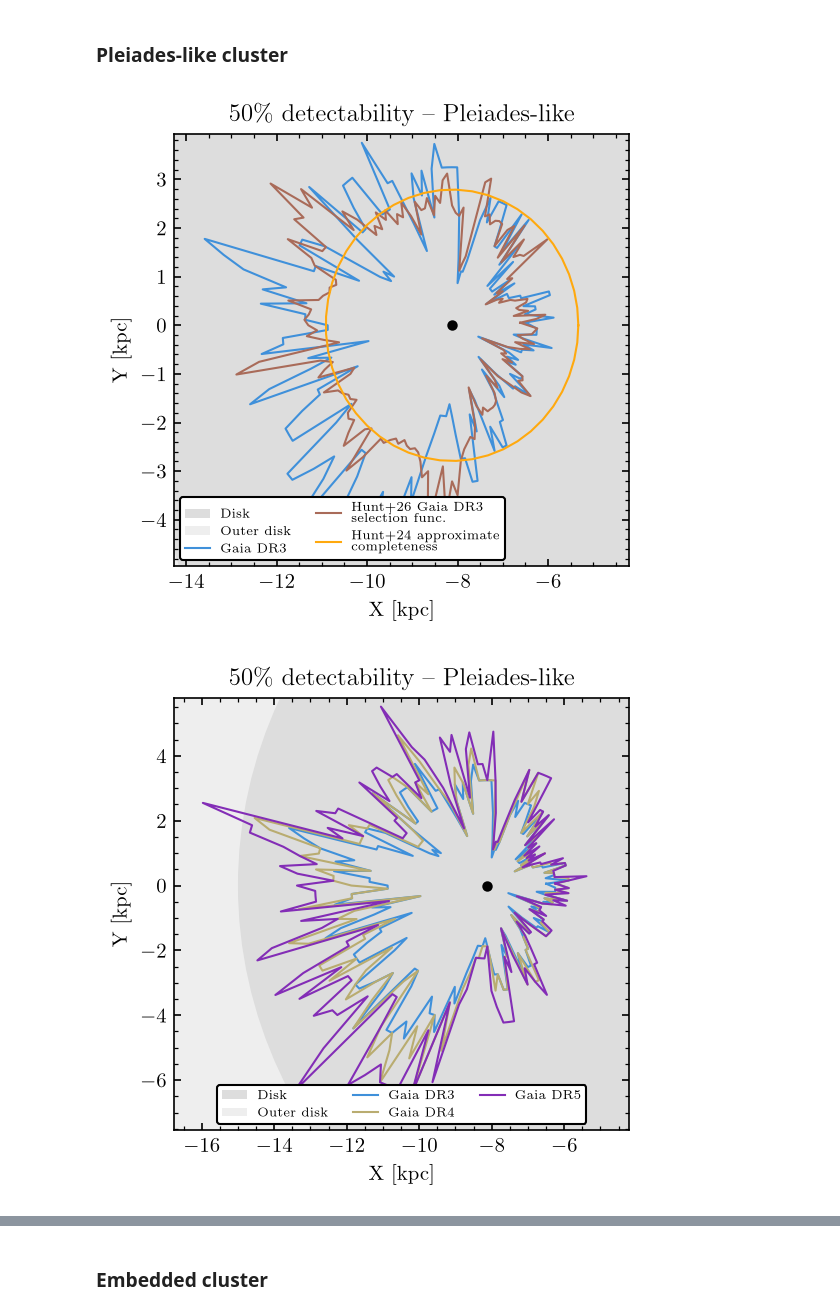
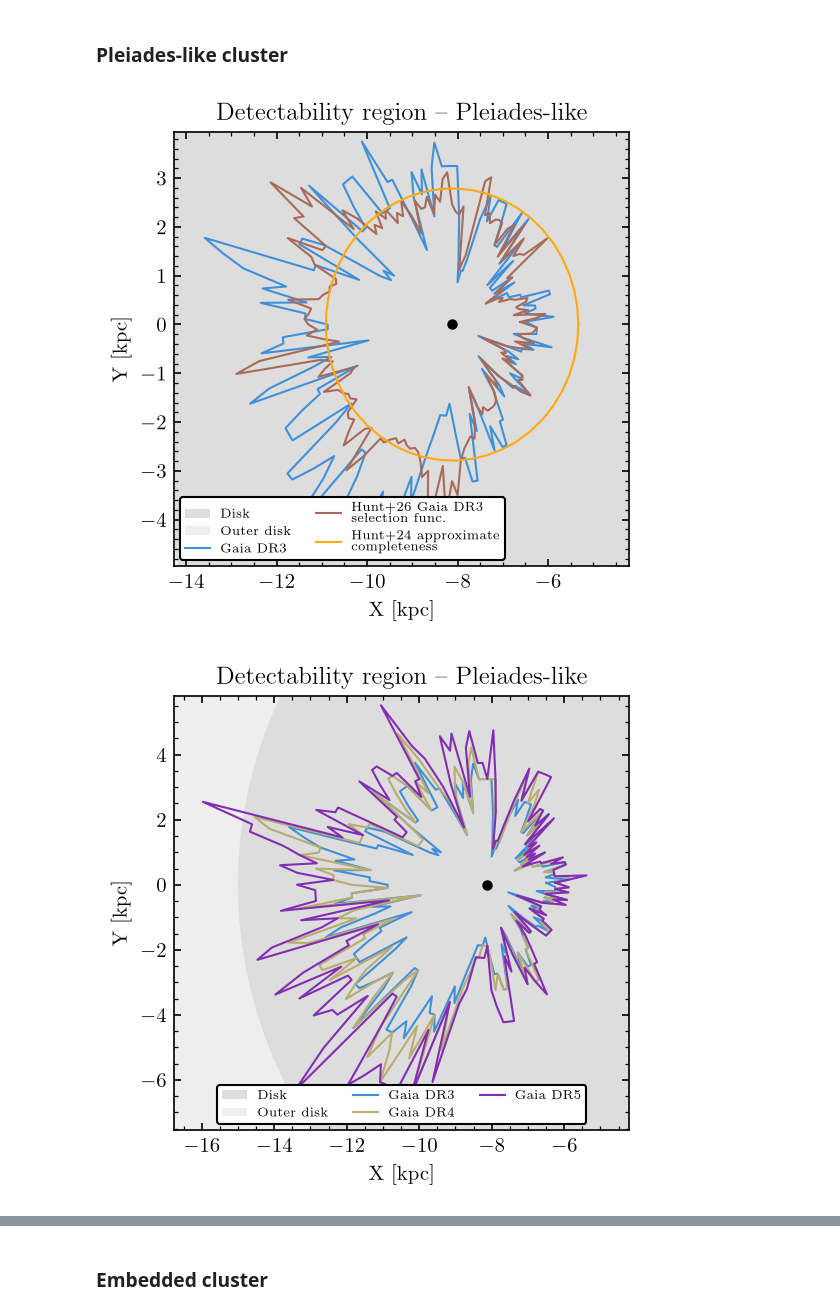
Before and after one commit to emilyhunt/gaianir-open-clusters, a Jupyter notebook: plots/disk-detectability.ipynb, the cells around one changed output, grey strips where cells are left out. Drawn from its saved outputs; the diff is of its cells as text; code cells hidden in the pictures.

Commit message:
Change figure title and refactor methods

```diff
--- a/plots/disk-detectability.ipynb
+++ b/plots/disk-detectability.ipynb
@@ -245,31 +159,31 @@ detection_results = assign_detection_probabilities(detection_results)
 # %% [markdown]
 ### Pleiades-like cluster
 # %%
-detectabilities = calculate_detection_distances("pleiades")
+detectabilities = calculate_detection_distances(detection_results, "pleiades")
 # %%
 make_detectability_plot(
     detectabilities,
     ("gaia_dr3", "gaia_dr3_empirical"),
-    title=r"50\% detectability -- Pleiades-like",
+    title=r"Detectability region -- Pleiades-like",
     savefig=plots.FIGS_PRES / "pleiades_detectability_dr3.png",
     legend_cols=2,
     legend_loc="lower left",
     x_max=-4000,
     hr24_completeness_mass=1000,
 )
 # %% [output]
-[figure, old version]
+[figure, new version]
 # %%
 make_detectability_plot(
     detectabilities,
     ("gaia_dr3", "gaia_dr4", "gaia_dr5"),
-    title="50\% detectability -- Pleiades-like",
+    title="Detectability region -- Pleiades-like",
     savefig=plots.FIGS_PRES / "pleiades_detectability_gaia.png",
     legend_cols=3,
     x_max=-4000,
 )
 # %% [output]
-[figure, old version]
+[figure, new version]
 # %%
 make_detectability_plot(
     detectabilities,
```
Also changed, not shown: parts of 9 cells of this notebook, 7 other files.
